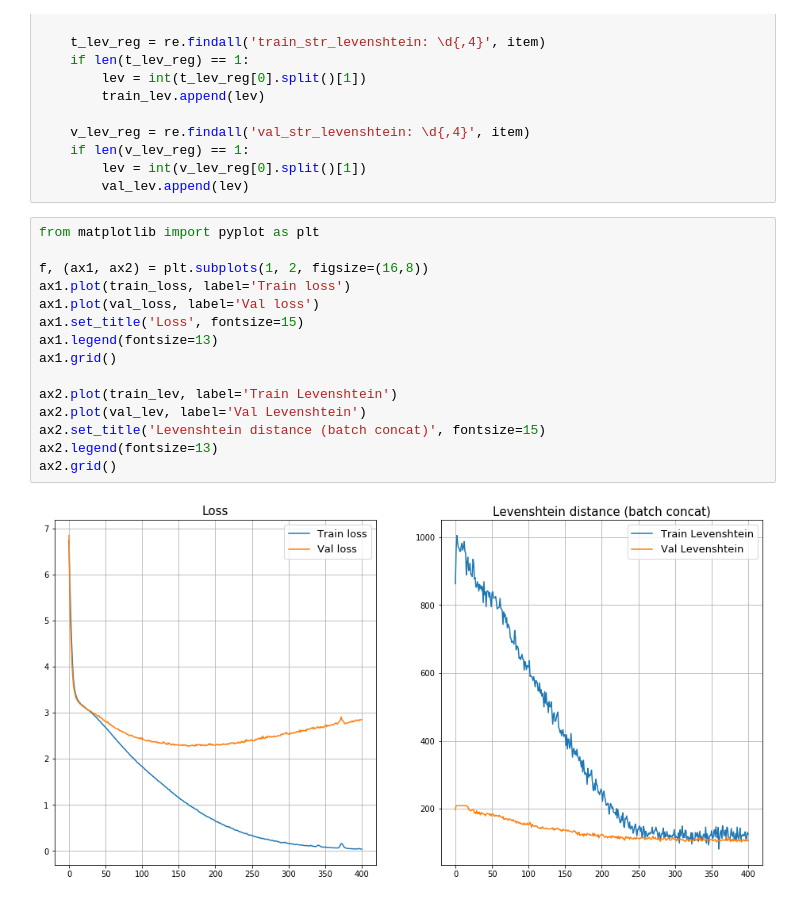
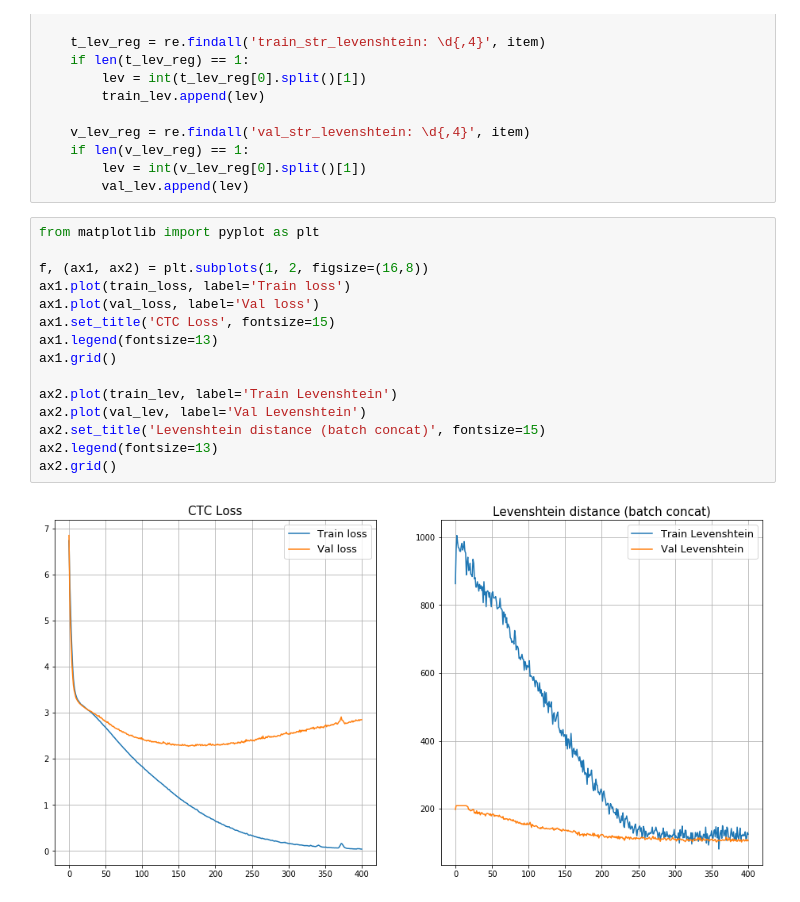
Before and after one commit to apugachev/tips-tricks-project, a Jupyter notebook: Demo.ipynb, the cells around one changed output. Drawn from its saved outputs; the diff is of its cells as text.

```diff
--- a/Demo.ipynb
+++ b/Demo.ipynb
@@ -78,17 +78,17 @@ for item in logs:
 # %%
 from matplotlib import pyplot as plt
 
 f, (ax1, ax2) = plt.subplots(1, 2, figsize=(16,8))
 ax1.plot(train_loss, label='Train loss')
 ax1.plot(val_loss, label='Val loss')
-ax1.set_title('Loss', fontsize=15)
+ax1.set_title('CTC Loss', fontsize=15)
 ax1.legend(fontsize=13)
 ax1.grid()
 
 ax2.plot(train_lev, label='Train Levenshtein')
 ax2.plot(val_lev, label='Val Levenshtein')
 ax2.set_title('Levenshtein distance (batch concat)', fontsize=15)
 ax2.legend(fontsize=13)
 ax2.grid()
 # %% [output]
-[figure, old version]
+[figure, new version]
```
